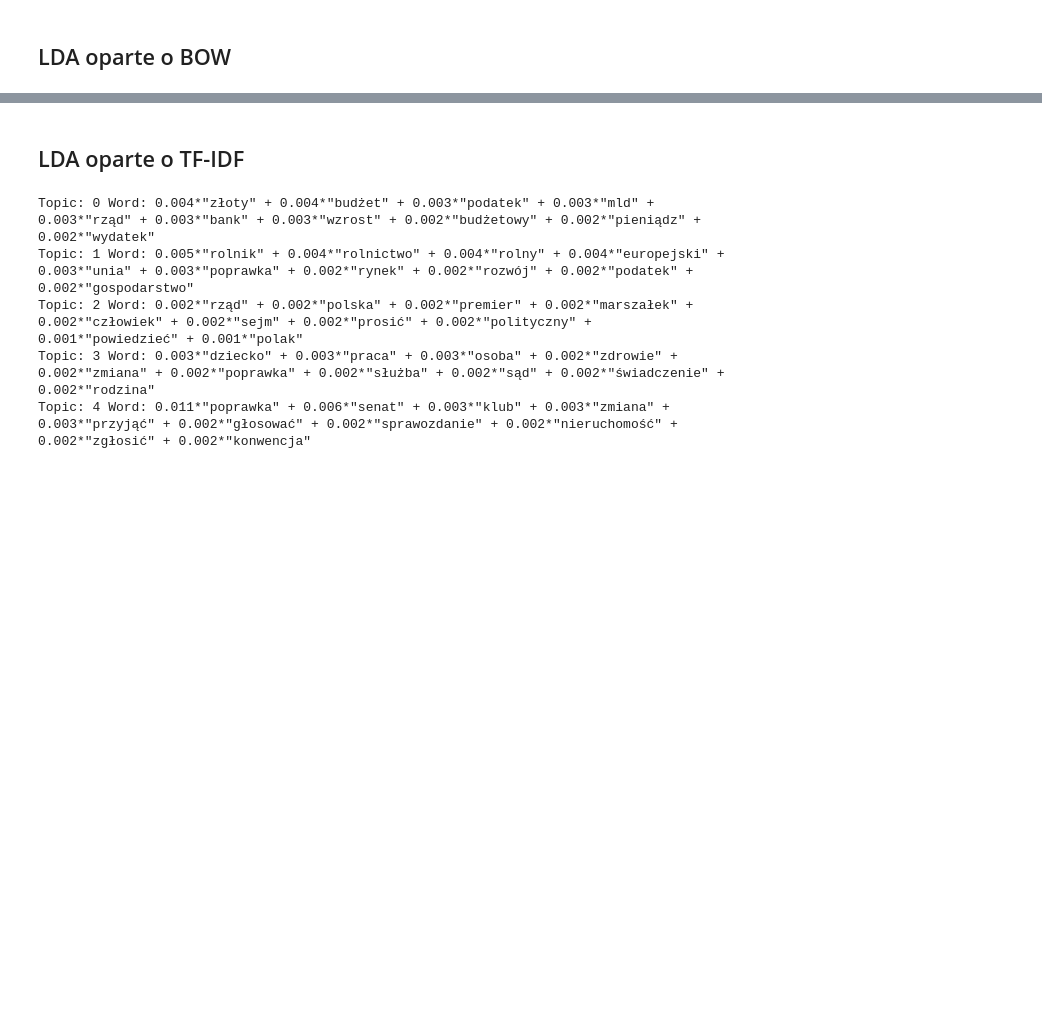
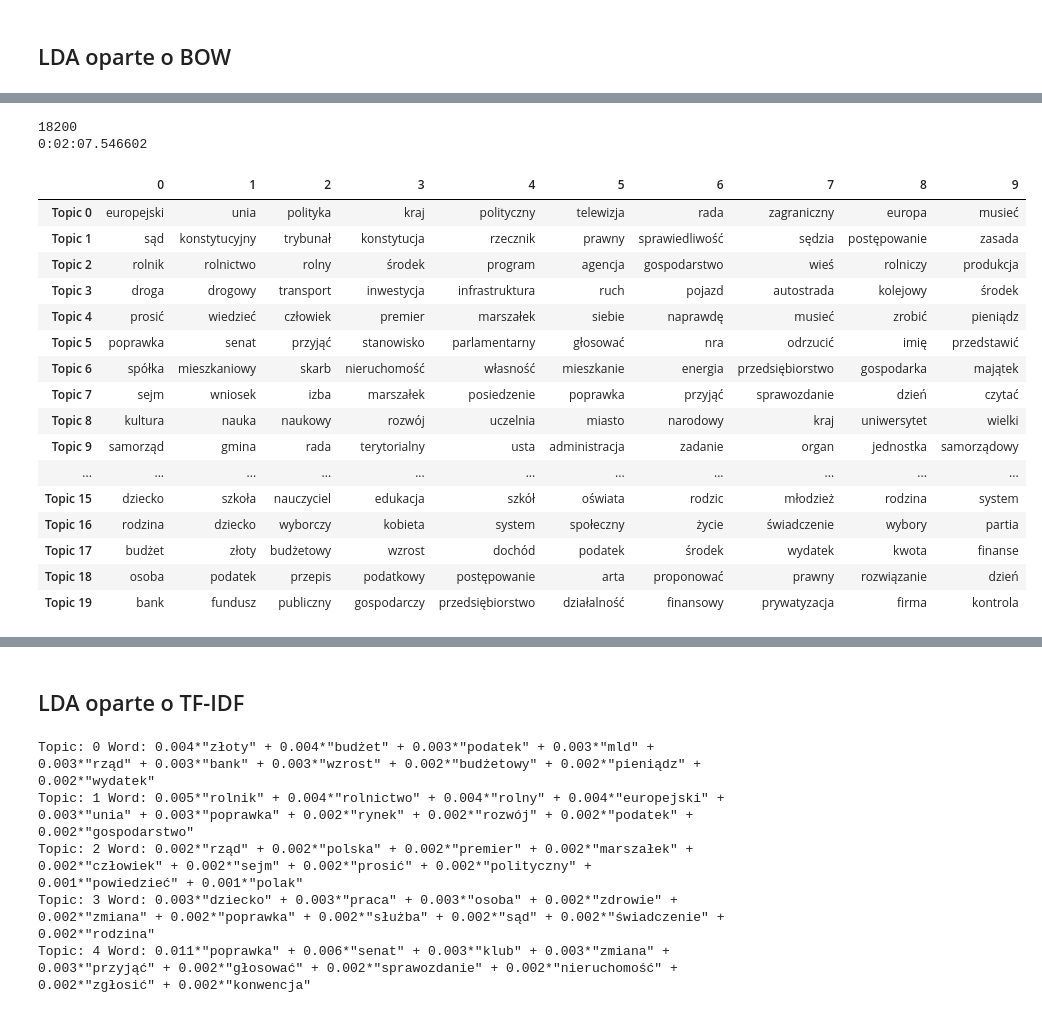
Before and after one commit to magda-lena-b/praca, a Jupyter notebook: 08_LDA_testy.ipynb, the cells around one changed output, grey strips where cells are left out. Saved outputs shown, nothing was run; the diff lists cells and outputs as text; code cells hidden in the pictures; blank space fills up the shorter version.

```diff
--- a/08_LDA_testy.ipynb
+++ b/08_LDA_testy.ipynb
@@ -188,0 +359,33 @@ Words: 0.011*"złoty" + 0.010*"rząd" + 0.010*"budżet" + 0.008*"podatek" + 0.00
+# %%
+start = timer()
+#dictionary = gensim.corpora.Dictionary(dane['speech_rawest'])
+dictionary.filter_extremes(no_above=0.3, no_below=50 )
+print(len(dictionary))
+BOW = [dictionary.doc2bow(speech) for speech in dane['speech_rawest']]
+tfidf = models.TfidfModel(BOW)
+corpus_tfidf = tfidf[BOW]
+
+lda_model = gensim.models.LdaMulticore(BOW, id2word=dictionary,num_topics=20, passes=1, workers=2)
+end = timer()
+print(timedelta(seconds=timer()-start))
+funcs.print_topics(lda_model.print_topics(-1))
+# %% [output]
+18200
+0:02:07.546602
+|  | 0 | 1 | 2 | 3 | 4 | 5 | 6 | 7 | 8 | 9 |
+| Topic 0 | europejski | unia | polityka | kraj | polityczny | telewizja | rada | zagraniczny | europa | musieć |
+| Topic 1 | sąd | konstytucyjny | trybunał | konstytucja | rzecznik | prawny | sprawiedliwość | sędzia | postępowanie | zasada |
+| Topic 2 | rolnik | rolnictwo | rolny | środek | program | agencja | gospodarstwo | wieś | rolniczy | produkcja |
+| Topic 3 | droga | drogowy | transport | inwestycja | infrastruktura | ruch | pojazd | autostrada | kolejowy | środek |
+| Topic 4 | prosić | wiedzieć | człowiek | premier | marszałek | siebie | naprawdę | musieć | zrobić | pieniądz |
+| Topic 5 | poprawka | senat | przyjąć | stanowisko | parlamentarny | głosować | nra | odrzucić | imię | przedstawić |
+| Topic 6 | spółka | mieszkaniowy | skarb | nieruchomość | własność | mieszkanie | energia | przedsiębiorstwo | gospodarka | majątek |
+| Topic 7 | sejm | wniosek | izba | marszałek | posiedzenie | poprawka | przyjąć | sprawozdanie | dzień | czytać |
+| Topic 8 | kultura | nauka | naukowy | rozwój | uczelnia | miasto | narodowy | kraj | uniwersytet | wielki |
+| Topic 9 | samorząd | gmina | rada | terytorialny | usta | administracja | zadanie | organ | jednostka | samorządowy |
+| ... | ... | ... | ... | ... | ... | ... | ... | ... | ... | ... |
+| Topic 15 | dziecko | szkoła | nauczyciel | edukacja | szkół | oświata | rodzic | młodzież | rodzina | system |
+| Topic 16 | rodzina | dziecko | wyborczy | kobieta | system | społeczny | życie | świadczenie | wybory | partia |
+| Topic 17 | budżet | złoty | budżetowy | wzrost | dochód | podatek | środek | wydatek | kwota | finanse |
+| Topic 18 | osoba | podatek | przepis | podatkowy | postępowanie | arta | proponować | prawny | rozwiązanie | dzień |
+| Topic 19 | bank | fundusz | publiczny | gospodarczy | przedsiębiorstwo | działalność | finansowy | prywatyzacja | firma | kontrola |
```
Also changed, not shown: parts of 39 cells of this notebook, 1 other file.
